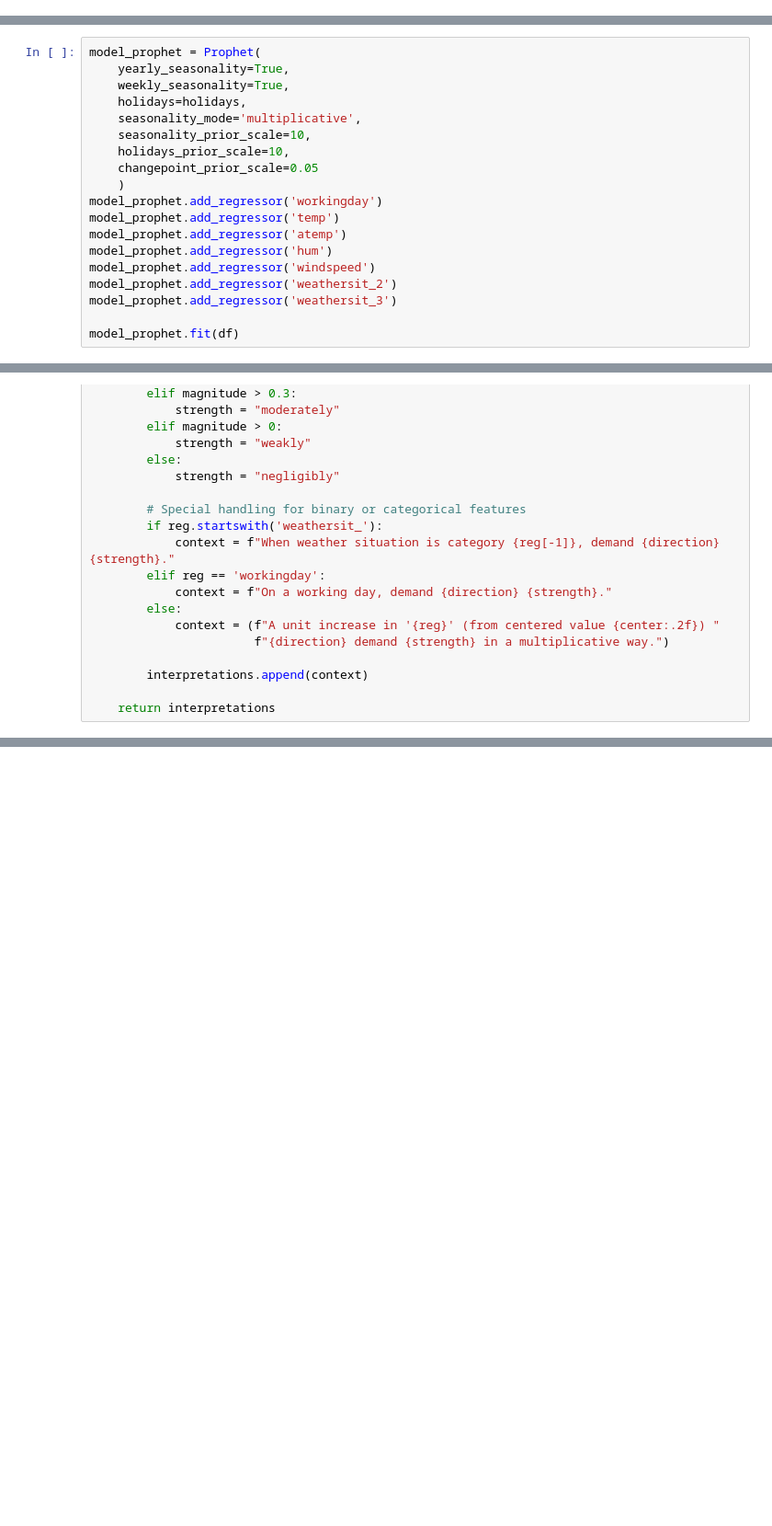
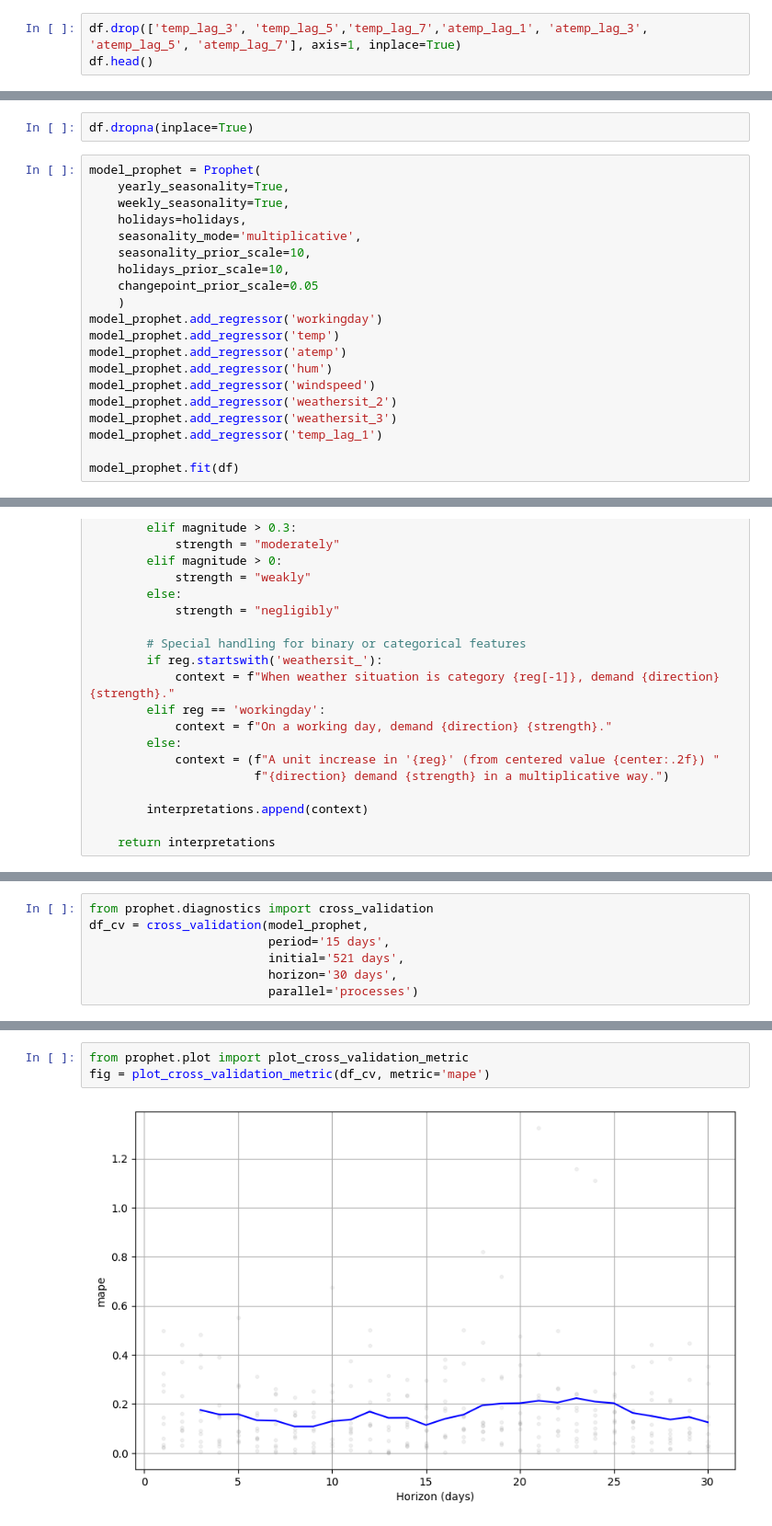
Before and after one commit to ROARMarketingConcepts/Times-Series-Analysis-with-Python, a Jupyter notebook: Modern Time Series Forecasting Techniques /Prophet/Forecasting_Times_Series_with_Prophet.ipynb, the cells around one changed output, grey strips where cells are left out. Shown at 92% size. Drawn from its saved outputs; the diff is of its cells as text; blank space fills up the shorter version.

Commit message:
modified:   .DS_Store 	modified:   Modern Time Series Forecasting Techniques /.DS_Store 	modified:   Modern Time Series Forecasting Techniques /Prophet/Forecasting_Times_Series_with_Prophet.ipynb

```diff
--- a/Modern Time Series Forecasting Techniques /Prophet/Forecasting_Times_Series_with_Prophet.ipynb
+++ b/Modern Time Series Forecasting Techniques /Prophet/Forecasting_Times_Series_with_Prophet.ipynb
@@ -346,0 +408,3 @@ holidays.head()
+# %%
+df.drop(['temp_lag_3', 'temp_lag_5','temp_lag_7','atemp_lag_1', 'atemp_lag_3', 'atemp_lag_5', 'atemp_lag_7'], axis=1, inplace=True)
+df.head()
@@ -348,6 +419,8 @@ holidays.head()
 # Prophet Model
 # %% [markdown]
 Drop any rows in the dataframe that contain null values as the Prophet model cannot handle them.
+# %%
+df.dropna(inplace=True)
 # %%
 model_prophet = Prophet(
     yearly_seasonality=True,
@@ -365,6 +438,7 @@ model_prophet.add_regressor('hum')
 model_prophet.add_regressor('windspeed')
 model_prophet.add_regressor('weathersit_2')
 model_prophet.add_regressor('weathersit_3')
+model_prophet.add_regressor('temp_lag_1')
 
 model_prophet.fit(df)
 # %% [output]
@@ -433,0 +517,7 @@ interpret_multiplicative_coeffs(coef_df)
+# %%
+from prophet.diagnostics import cross_validation
+df_cv = cross_validation(model_prophet,
+                         period='15 days',
+                         initial='521 days',
+                         horizon='30 days',
+                         parallel='processes')
@@ -433,0 +575,5 @@ interpret_multiplicative_coeffs(coef_df)
+# %%
+from prophet.plot import plot_cross_validation_metric
+fig = plot_cross_validation_metric(df_cv, metric='mape')
+# %% [output]
+[figure, added]
```
Also changed, not shown: parts of 33 cells of this notebook, 2 other files.
